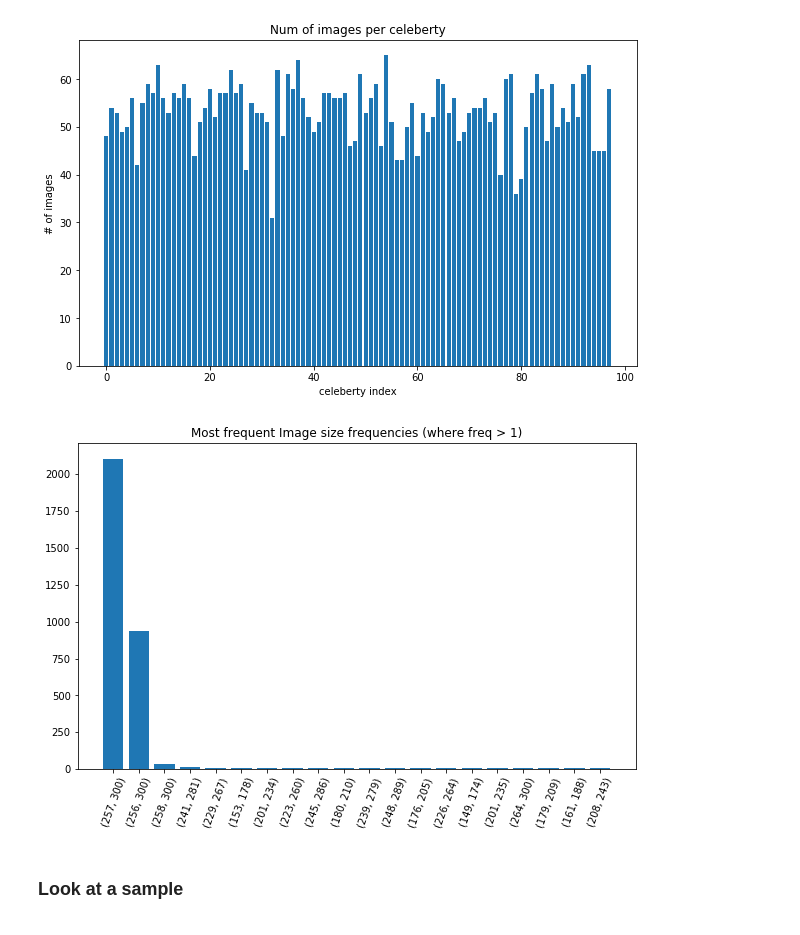
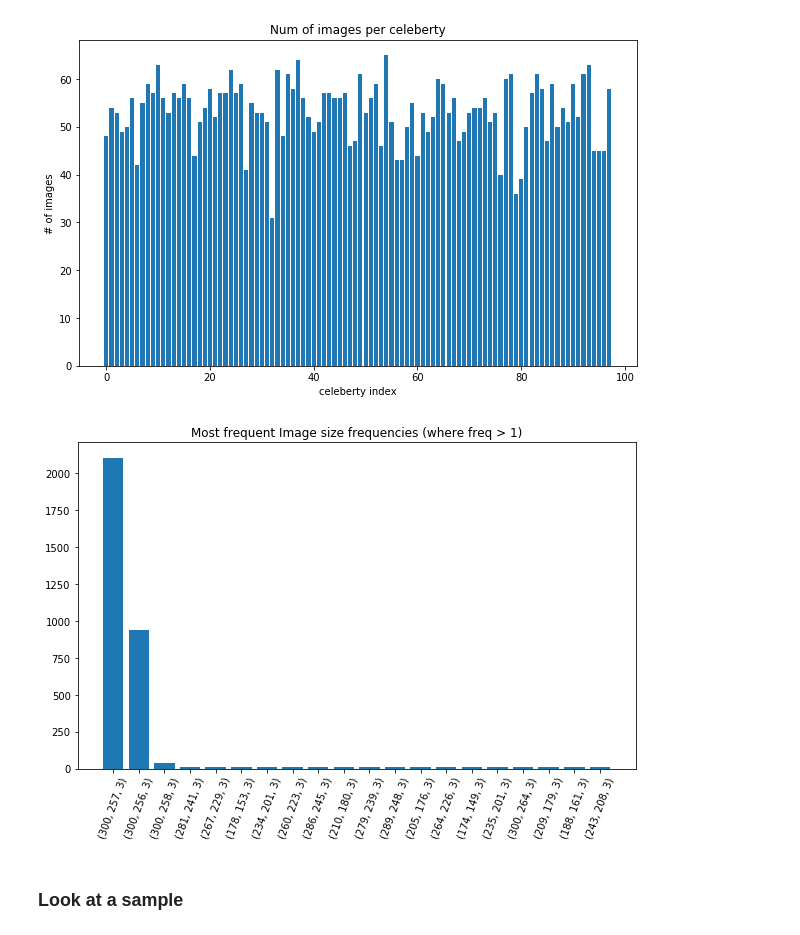
Before and after one commit to WingOfFlame/Kaggle-celebrity, a Jupyter notebook: ResNet152.ipynb, the cells around one changed output. Drawn from its saved outputs; the diff is of its cells as text; code cells hidden in the pictures.

```diff
--- a/ResNet152.ipynb
+++ b/ResNet152.ipynb
@@ -22,9 +32,10 @@ files = []
 names = []
 for filename in glob.glob('input/images-train/*/*.jpg'):
     im=Image.open(filename)
-    images.append(im)
+    images.append(np.array(im))
     files.append(filename)
     names.append(filename.split('/')[2])
+    im.close()
 
 files = np.array(files)
 names = np.array(names)
@@ -48,19 +70,19 @@ Total files: 5211
 Total celeberties: 98
 [figure]
 # %%
-img_sizes = Counter([i.size for i in images])
+img_sizes = Counter([i.shape for i in images])
 
 size, freq = zip(*Counter({i: v for i, v in img_sizes.items() if v > 1}).most_common(20))
 
 plt.figure(figsize=(10, 6))
 
 plt.bar(range(len(freq)), list(freq), align='center')
 plt.xticks(range(len(size)), list(size), rotation=70)
 plt.title("Most frequent Image size frequencies (where freq > 1)")
 
 plt.show()
 # %% [output]
-[figure, old version]
+[figure, new version]
 # %% [markdown]
 ### Look at a sample
 # %%
```
Also changed, not shown: parts of 36 cells of this notebook.
